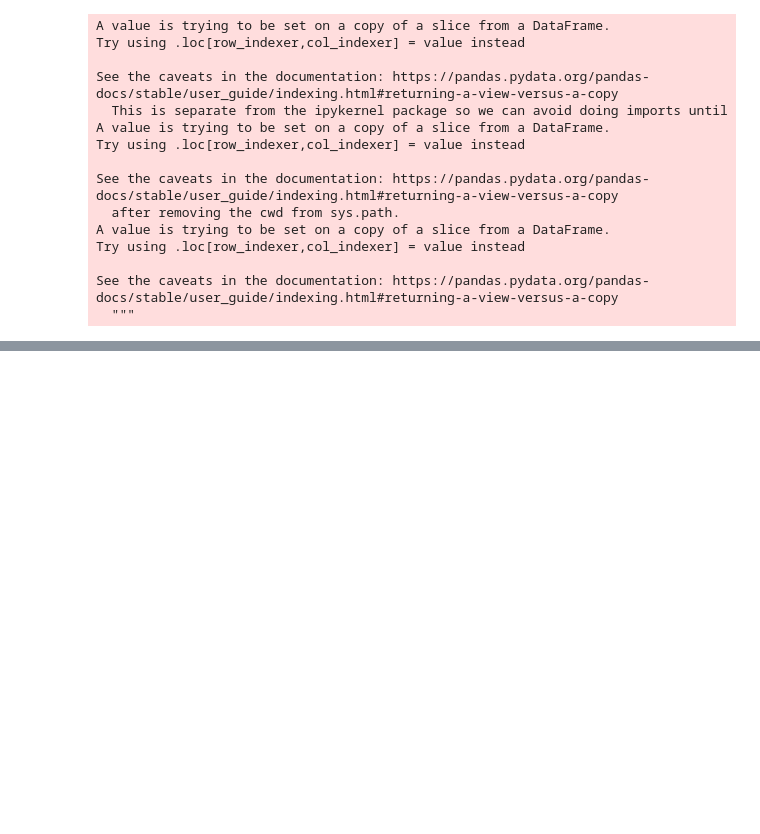
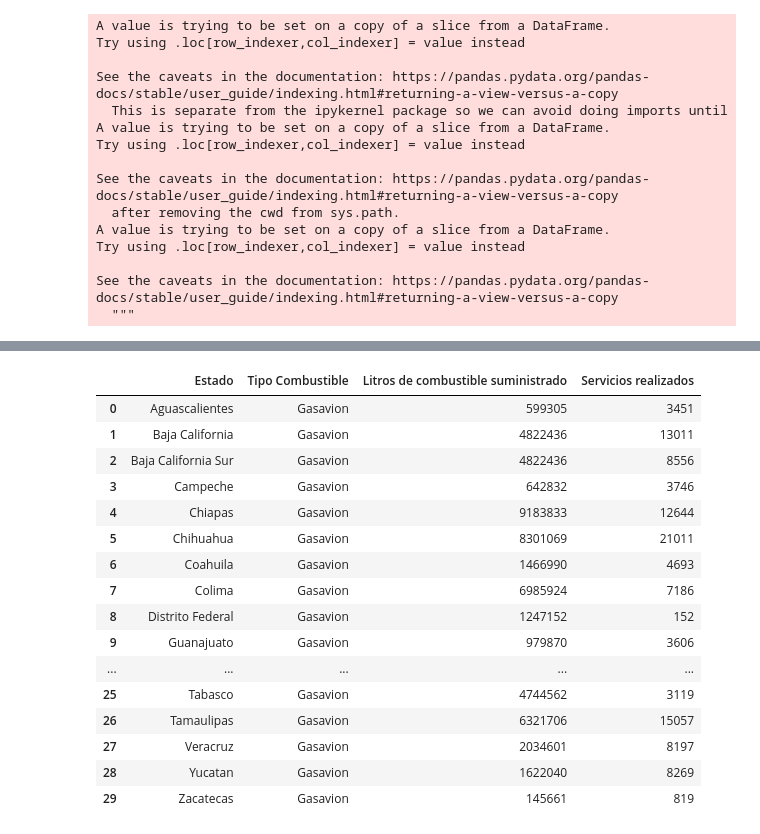
Before and after one commit to KarlaBalog/Proyecto_ASE, a Jupyter notebook: ASE.ipynb, the cells around one changed output, grey strips where cells are left out. Cells and saved outputs as stored; diff of their text form; code cells hidden in the pictures; blank space fills up the shorter version.

```diff
--- a/ASE.ipynb
+++ b/ASE.ipynb
@@ -2392,0 +2629,20 @@ Gasavion_Total
+# %%
+Gasavion_Resumen
+# %% [output]
+|  | Estado | Tipo Combustible | Litros de combustible suministrado | Servicios realizados |
+| 0 | Aguascalientes | Gasavion | 599305 | 3451 |
+| 1 | Baja California | Gasavion | 4822436 | 13011 |
+| 2 | Baja California Sur | Gasavion | 4822436 | 8556 |
+| 3 | Campeche | Gasavion | 642832 | 3746 |
+| 4 | Chiapas | Gasavion | 9183833 | 12644 |
+| 5 | Chihuahua | Gasavion | 8301069 | 21011 |
+| 6 | Coahuila | Gasavion | 1466990 | 4693 |
+| 7 | Colima | Gasavion | 6985924 | 7186 |
+| 8 | Distrito Federal | Gasavion | 1247152 | 152 |
+| 9 | Guanajuato | Gasavion | 979870 | 3606 |
+| ... | ... | ... | ... | ... |
+| 25 | Tabasco | Gasavion | 4744562 | 3119 |
+| 26 | Tamaulipas | Gasavion | 6321706 | 15057 |
+| 27 | Veracruz | Gasavion | 2034601 | 8197 |
+| 28 | Yucatan | Gasavion | 1622040 | 8269 |
+| 29 | Zacatecas | Gasavion | 145661 | 819 |
```
Also changed, not shown: parts of 8 cells of this notebook.
